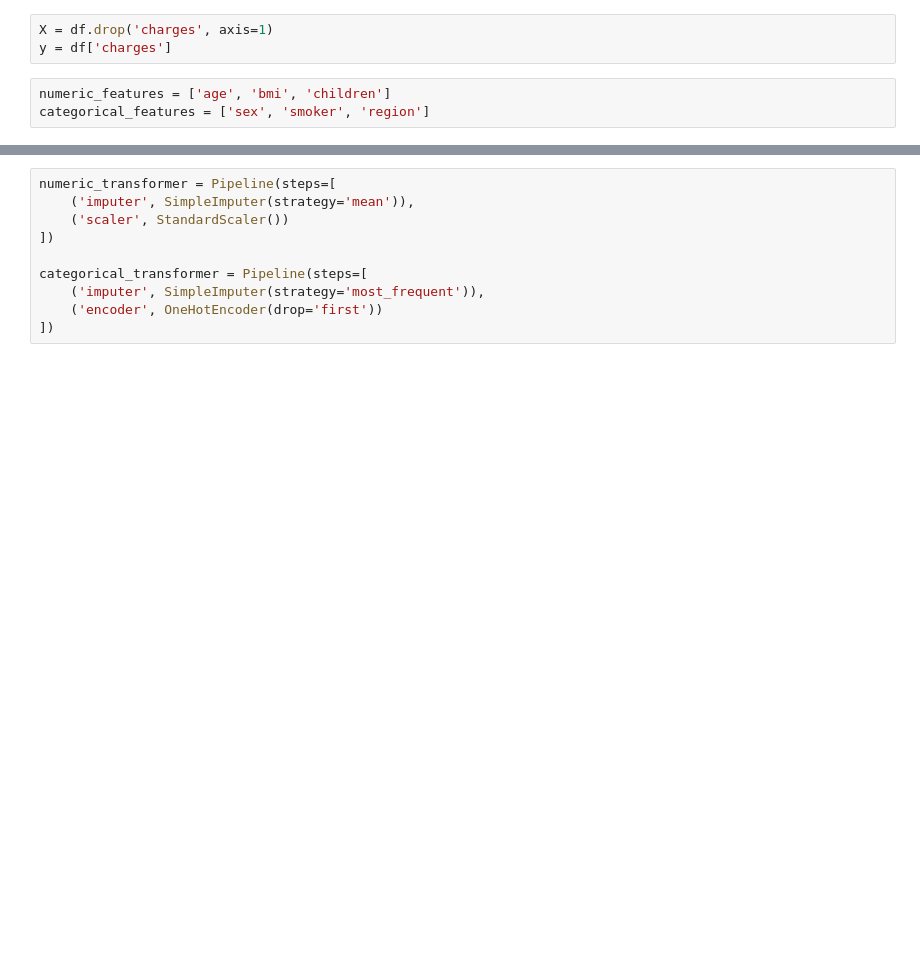
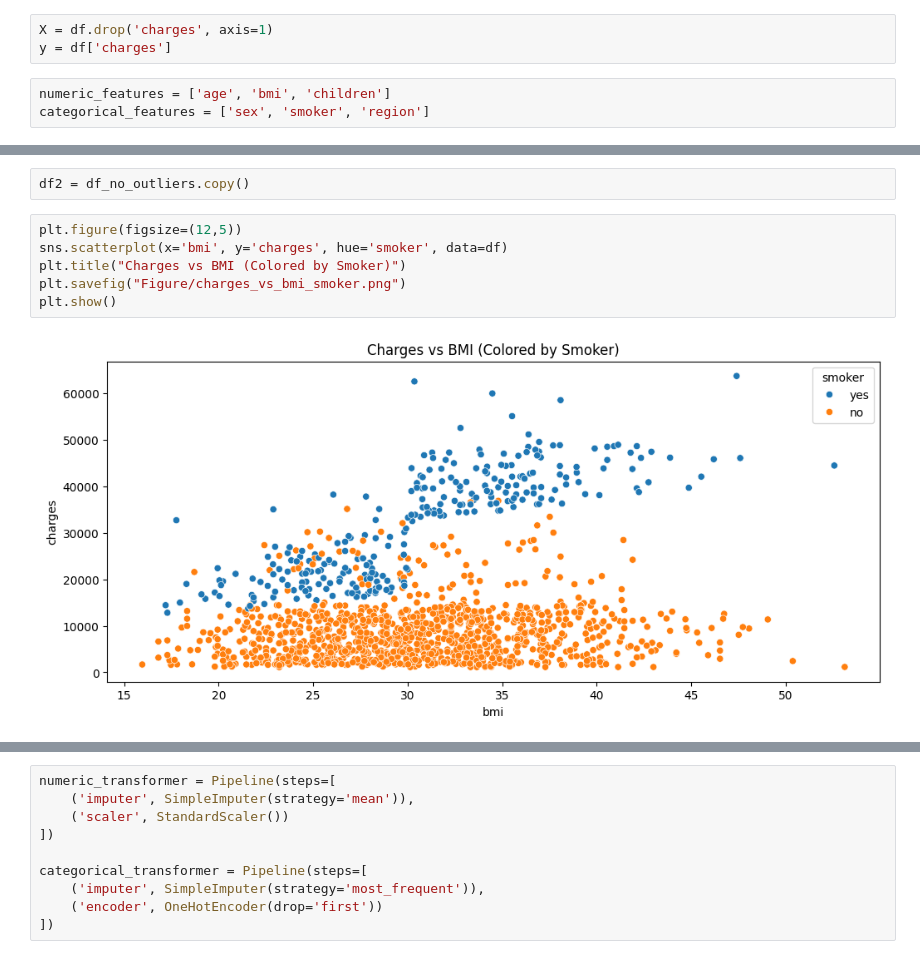
Before and after one commit to sankajithdjinasena/DataAnalysisProjects, a Jupyter notebook: Insurance_Analysis/Insurance_data_analyze.ipynb, the cells around one changed output, grey strips where cells are left out. Saved outputs shown, nothing was run; the diff lists cells and outputs as text; blank space fills up the shorter version.

```diff
--- a/Insurance_Analysis/Insurance_data_analyze.ipynb
+++ b/Insurance_Analysis/Insurance_data_analyze.ipynb
@@ -87,0 +157,10 @@ categorical_features = ['sex', 'smoker', 'region']
+# %%
+df2 = df_no_outliers.copy()
+# %%
+plt.figure(figsize=(12,5))
+sns.scatterplot(x='bmi', y='charges', hue='smoker', data=df)
+plt.title("Charges vs BMI (Colored by Smoker)")
+plt.savefig("Figure/charges_vs_bmi_smoker.png")
+plt.show()
+# %% [output]
+[figure, added]
```
Also changed, not shown: parts of 8 cells of this notebook, 6 other files.
